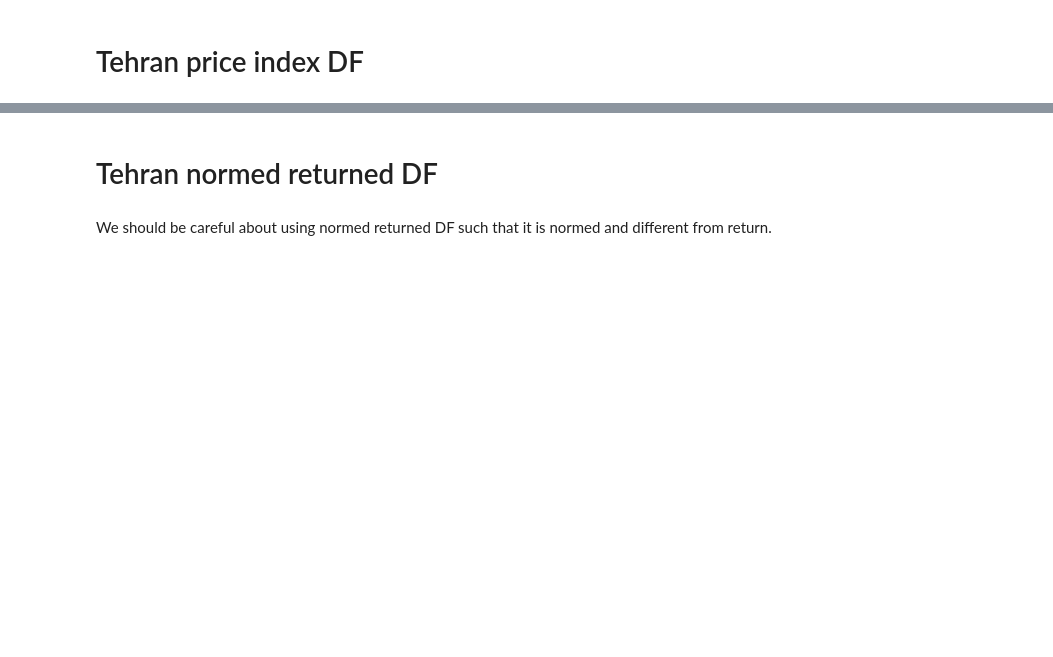
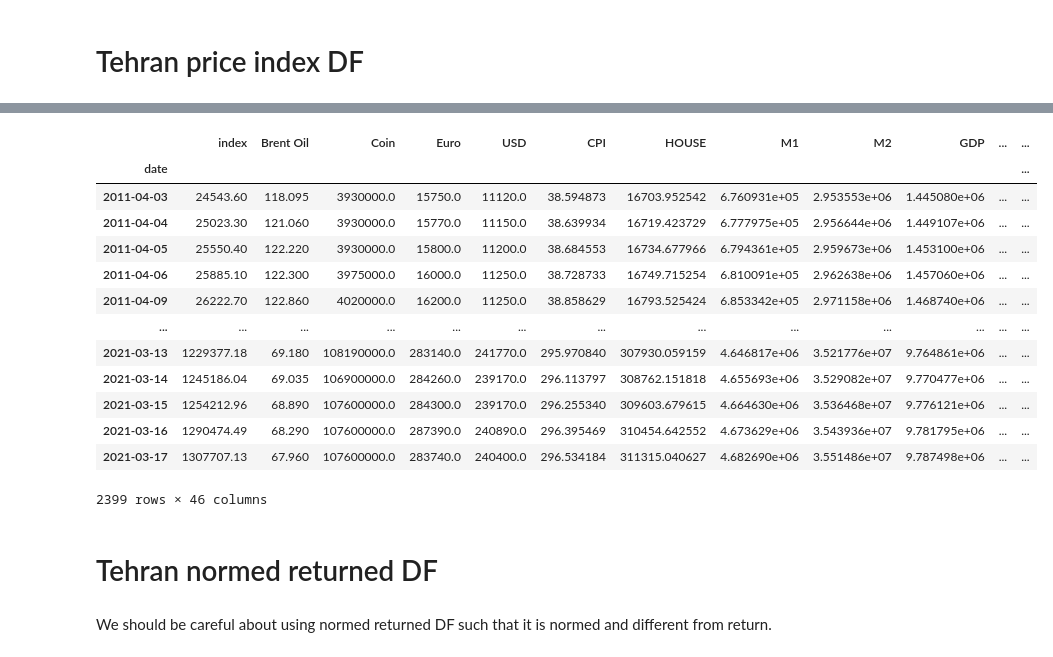
Before and after one commit to hossein4527/Time_Series_Trend_Forcasting, a Jupyter notebook: Codes/Data_Validation.ipynb, the cells around one changed output, grey strips where cells are left out. Saved outputs shown, nothing was run; the diff lists cells and outputs as text; code cells hidden in the pictures; blank space fills up the shorter version.

```diff
--- a/Codes/Data_Validation.ipynb
+++ b/Codes/Data_Validation.ipynb
@@ -15,3 +15,20 @@ plt.grid()
+# %%
+tehran_index.iloc[]
+# %% [output]
+|  | index | Brent Oil | Coin | Euro | USD | CPI | HOUSE | M1 | M2 | GDP | ... | ... |
+| date |  |  |  |  |  |  |  |  |  |  |  | ... |
+| 2011-04-03 | 24543.60 | 118.095 | 3930000.0 | 15750.0 | 11120.0 | 38.594873 | 16703.952542 | 6.760931e+05 | 2.953553e+06 | 1.445080e+06 | ... | ... |
+| 2011-04-04 | 25023.30 | 121.060 | 3930000.0 | 15770.0 | 11150.0 | 38.639934 | 16719.423729 | 6.777975e+05 | 2.956644e+06 | 1.449107e+06 | ... | ... |
+| 2011-04-05 | 25550.40 | 122.220 | 3930000.0 | 15800.0 | 11200.0 | 38.684553 | 16734.677966 | 6.794361e+05 | 2.959673e+06 | 1.453100e+06 | ... | ... |
+| 2011-04-06 | 25885.10 | 122.300 | 3975000.0 | 16000.0 | 11250.0 | 38.728733 | 16749.715254 | 6.810091e+05 | 2.962638e+06 | 1.457060e+06 | ... | ... |
+| 2011-04-09 | 26222.70 | 122.860 | 4020000.0 | 16200.0 | 11250.0 | 38.858629 | 16793.525424 | 6.853342e+05 | 2.971158e+06 | 1.468740e+06 | ... | ... |
+| ... | ... | ... | ... | ... | ... | ... | ... | ... | ... | ... | ... | ... |
+| 2021-03-13 | 1229377.18 | 69.180 | 108190000.0 | 283140.0 | 241770.0 | 295.970840 | 307930.059159 | 4.646817e+06 | 3.521776e+07 | 9.764861e+06 | ... | ... |
+| 2021-03-14 | 1245186.04 | 69.035 | 106900000.0 | 284260.0 | 239170.0 | 296.113797 | 308762.151818 | 4.655693e+06 | 3.529082e+07 | 9.770477e+06 | ... | ... |
+| 2021-03-15 | 1254212.96 | 68.890 | 107600000.0 | 284300.0 | 239170.0 | 296.255340 | 309603.679615 | 4.664630e+06 | 3.536468e+07 | 9.776121e+06 | ... | ... |
+| 2021-03-16 | 1290474.49 | 68.290 | 107600000.0 | 287390.0 | 240890.0 | 296.395469 | 310454.642552 | 4.673629e+06 | 3.543936e+07 | 9.781795e+06 | ... | ... |
+| 2021-03-17 | 1307707.13 | 67.960 | 107600000.0 | 283740.0 | 240400.0 | 296.534184 | 311315.040627 | 4.682690e+06 | 3.551486e+07 | 9.787498e+06 | ... | ... |
+2399 rows × 46 columns
 # %% [markdown]
 # Tehran normed returned DF
 # %% [markdown]
```
Also changed, not shown: parts of 1 cell of this notebook, 11 other files.
